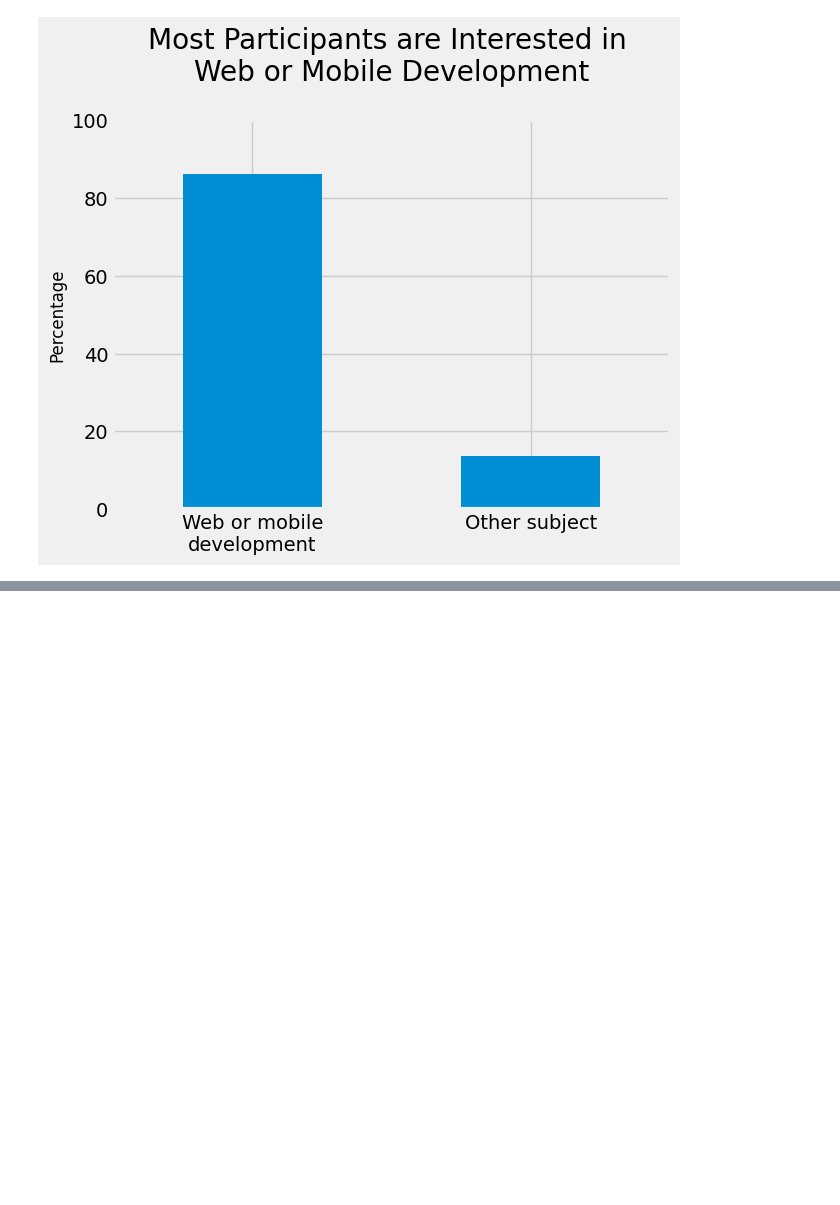
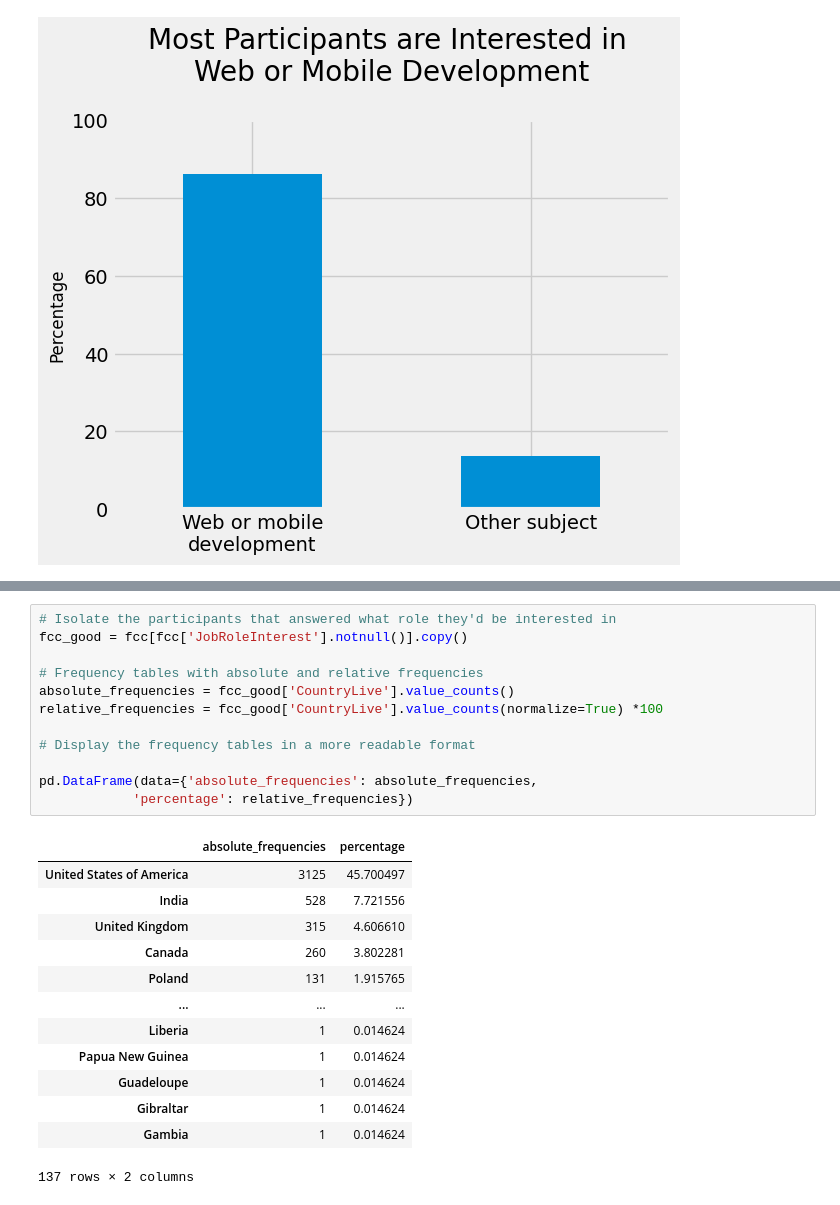
Before and after one commit to dancanyego/Two-Best-Markets-to-Advertise-in-an-E-learning-Product, a Jupyter notebook: Two Best Markets to Advertise in an E-learning Product.ipynb, the cells around one changed output, grey strips where cells are left out. Drawn from its saved outputs; the diff is of its cells as text; blank space fills up the shorter version.

```diff
--- a/Two Best Markets to Advertise in an E-learning Product.ipynb
+++ b/Two Best Markets to Advertise in an E-learning Product.ipynb
@@ -143,0 +160,26 @@ Name: JobRoleInterest, dtype: float64
+# %%
+# Isolate the participants that answered what role they'd be interested in
+fcc_good = fcc[fcc['JobRoleInterest'].notnull()].copy()
+
+# Frequency tables with absolute and relative frequencies
+absolute_frequencies = fcc_good['CountryLive'].value_counts()
+relative_frequencies = fcc_good['CountryLive'].value_counts(normalize=True) *100
+
+# Display the frequency tables in a more readable format
+
+pd.DataFrame(data={'absolute_frequencies': absolute_frequencies,
+            'percentage': relative_frequencies})
+# %% [output]
+|  | absolute_frequencies | percentage |
+| United States of America | 3125 | 45.700497 |
+| India | 528 | 7.721556 |
+| United Kingdom | 315 | 4.606610 |
+| Canada | 260 | 3.802281 |
+| Poland | 131 | 1.915765 |
+| ... | ... | ... |
+| Liberia | 1 | 0.014624 |
+| Papua New Guinea | 1 | 0.014624 |
+| Guadeloupe | 1 | 0.014624 |
+| Gibraltar | 1 | 0.014624 |
+| Gambia | 1 | 0.014624 |
+137 rows × 2 columns
```
Also changed, not shown: parts of 1 cell of this notebook.
